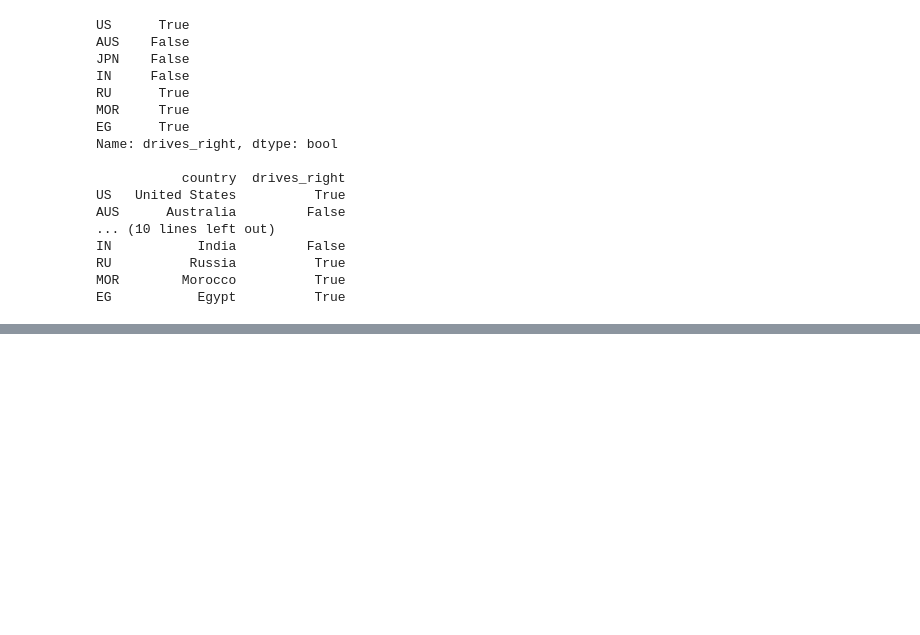
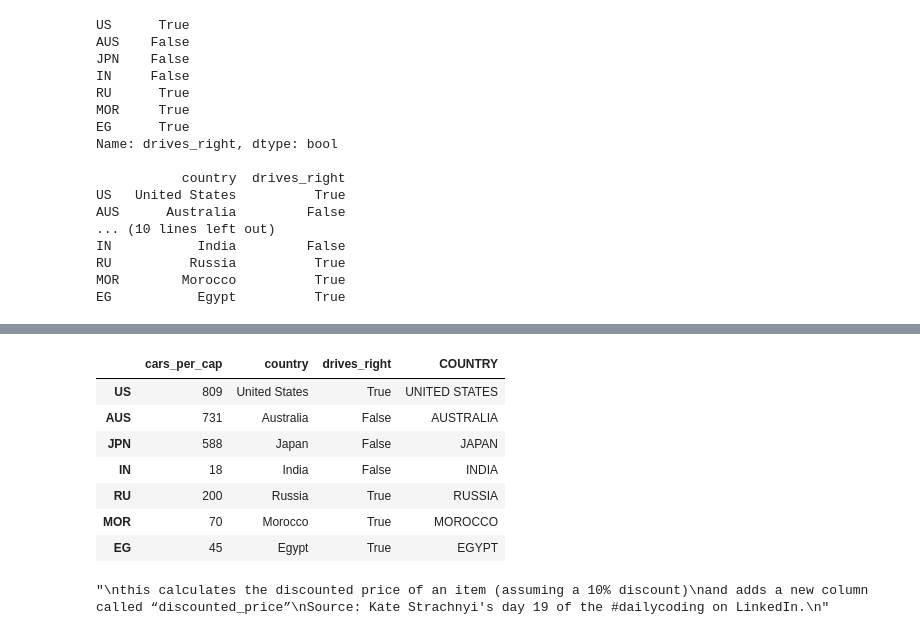
Before and after one commit to andkoc001/ML_projects, a Jupyter notebook: DataCamp Matplotlib .ipynb, the cells around one changed output, grey strips where cells are left out. Drawn from its saved outputs; the diff is of its cells as text; code cells hidden in the pictures; blank space fills up the shorter version.

Commit message:
Logic operators for datasets and looping data structures sections added

```diff
--- a/DataCamp Matplotlib .ipynb
+++ b/DataCamp Matplotlib .ipynb
@@ -530,0 +708,20 @@ EG           Egypt          True
+# %%
+'''
+Iterating over a Pandas DataFrame is typically done with the iterrows() method.
+Used in a for loop, every observation is iterated over and on every iteration the row label and
+actual row contents are available:
+
+for lab, row in brics.iterrows() :
+    ...
+
+'''
+
+# Import cars data
+import pandas as pd
+cars = pd.read_csv('cars.csv', index_col = 0)
+
+# Iterate over rows of cars
+for label, row in cars.iterrows() :
+    print("Label: " + label)
+    print(row)
+    print()
@@ -530,0 +746,14 @@ EG           Egypt          True
+# %%
+'''
+The row data that's generated by iterrows() on every run is a Pandas Series.
+This format is not very convenient to print out.
+Luckily, you can easily select variables from the Pandas Series using square brackets:
+
+for lab, row in brics.iterrows() :
+    print(row['country'])
+
+'''
+
+# Adapt for loop
+for lab, row in cars.iterrows() :
+    print(lab + ": " + str(row.loc["cars_per_cap"]))
@@ -530,0 +768,17 @@ EG           Egypt          True
+# %%
+# Adding a new column to DataFrame using "for loop"
+
+# Code for loop that adds COUNTRY column (with capitalized country name)
+for lab, row in cars.iterrows() :
+    cars.loc[lab, "COUNTRY"] = row["country"].upper()
+
+cars
+# %% [output]
+|  | cars_per_cap | country | drives_right | COUNTRY |
+| US | 809 | United States | True | UNITED STATES |
+| AUS | 731 | Australia | False | AUSTRALIA |
+| JPN | 588 | Japan | False | JAPAN |
+| IN | 18 | India | False | INDIA |
+| RU | 200 | Russia | True | RUSSIA |
+| MOR | 70 | Morocco | True | MOROCCO |
+| EG | 45 | Egypt | True | EGYPT |
@@ -530,0 +794,12 @@ EG           Egypt          True
+# %%
+'''
+Another example (to perform the required operation on the desired column element-wise):
+'''
+#df['discounted_price'] = df['Sales'] - (0.1 * df['Sales'])
+'''
+this calculates the discounted price of an item (assuming a 10% discount)
+and adds a new column called “discounted_price”
+Source: Kate Strachnyi's day 19 of the #dailycoding on LinkedIn.
+'''
+# %% [output]
+"\nthis calculates the discounted price of an item (assuming a 10% discount)\nand adds a new column called “discounted_price”\nSource: Kate Strachnyi's day 19 of the #dailycoding on LinkedIn.\n"
```
Also changed, not shown: parts of 18 cells of this notebook.
